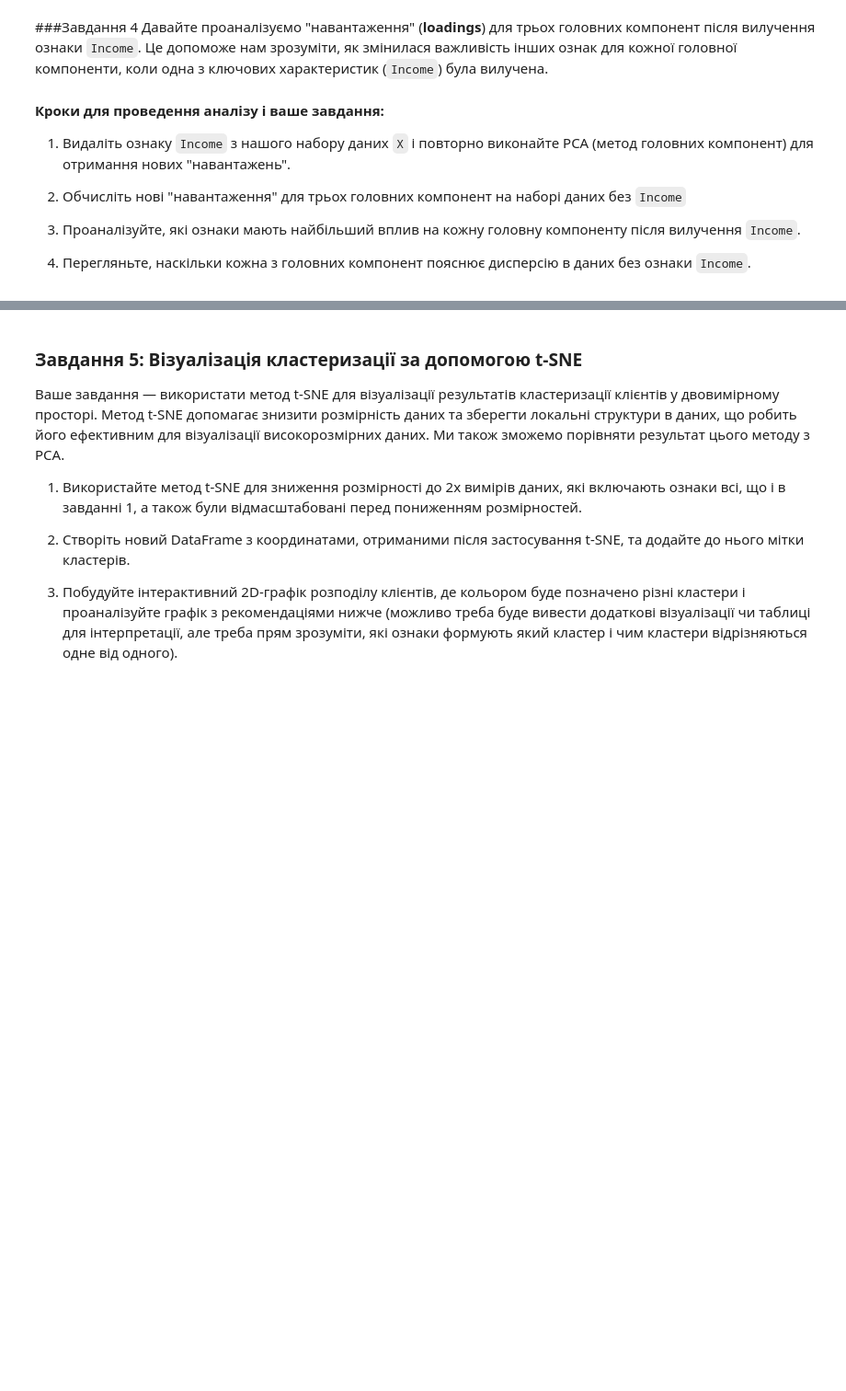
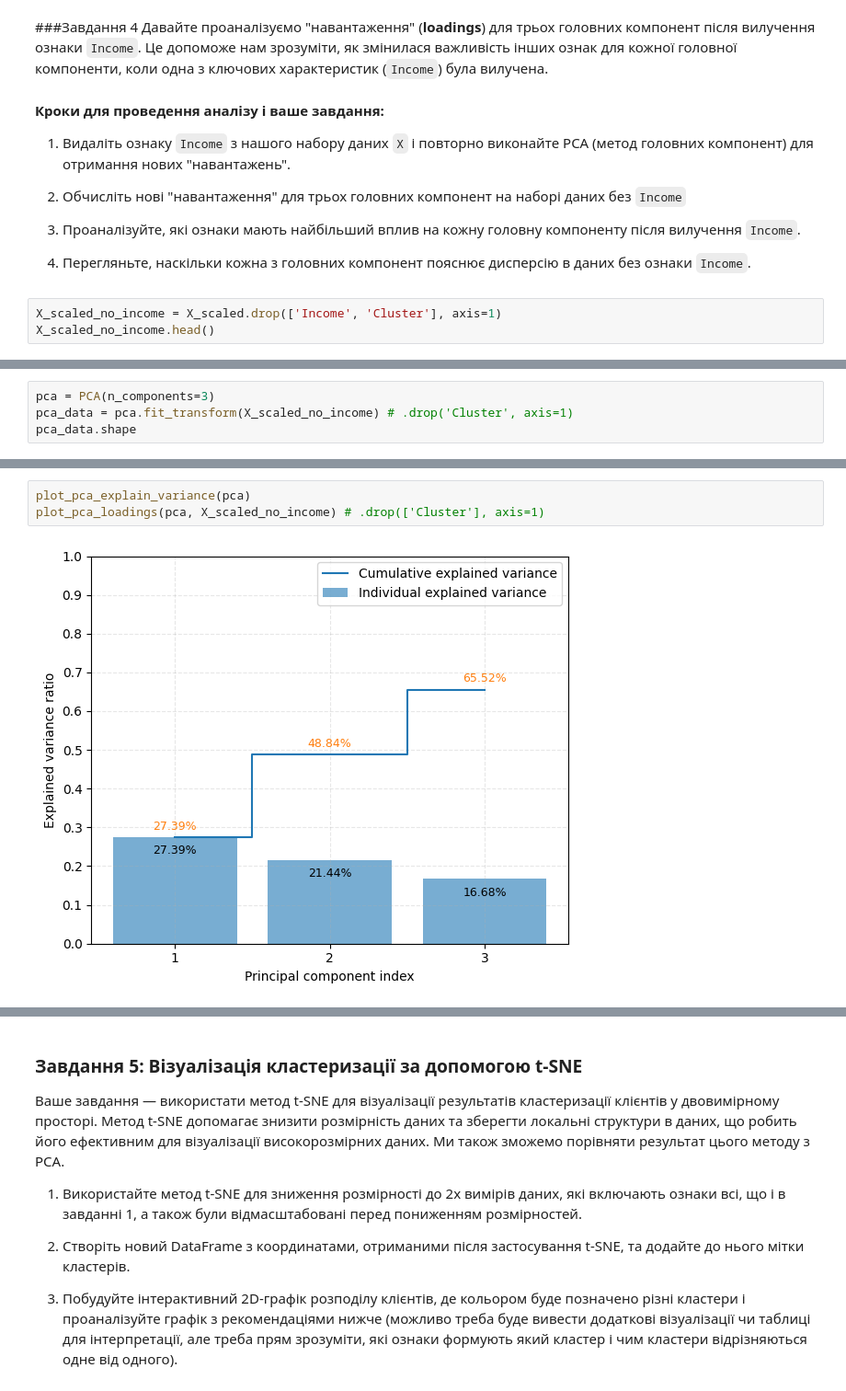
Before and after one commit to Maxstef/data-loves-ml-for-people-course, a Jupyter notebook: notebooks/3_2_dimensionality_reduction/HW_Методи_пониження_розмірності.ipynb, the cells around one changed output, grey strips where cells are left out. Shown at 92% size. Saved outputs shown, nothing was run; the diff lists cells and outputs as text; blank space fills up the shorter version.

```diff
--- a/notebooks/3_2_dimensionality_reduction/HW_Методи_пониження_розмірності.ipynb
+++ b/notebooks/3_2_dimensionality_reduction/HW_Методи_пониження_розмірності.ipynb
@@ -324,3 +425,6 @@ plt.show()
 3. Проаналізуйте, які ознаки мають найбільший вплив на кожну головну компоненту після вилучення `Income`.
 
 4. Перегляньте, наскільки кожна з головних компонент пояснює дисперсію в даних без ознаки `Income`.
+# %%
+X_scaled_no_income = X_scaled.drop(['Income', 'Cluster'], axis=1)
+X_scaled_no_income.head()
@@ -326,0 +443,4 @@ plt.show()
+# %%
+pca = PCA(n_components=3)
+pca_data = pca.fit_transform(X_scaled_no_income) # .drop('Cluster', axis=1)
+pca_data.shape
@@ -326,0 +461,5 @@ plt.show()
+# %%
+plot_pca_explain_variance(pca)
+plot_pca_loadings(pca, X_scaled_no_income) # .drop(['Cluster'], axis=1)
+# %% [output]
+[figure, added]
```
Also changed, not shown: parts of 13 cells of this notebook.
